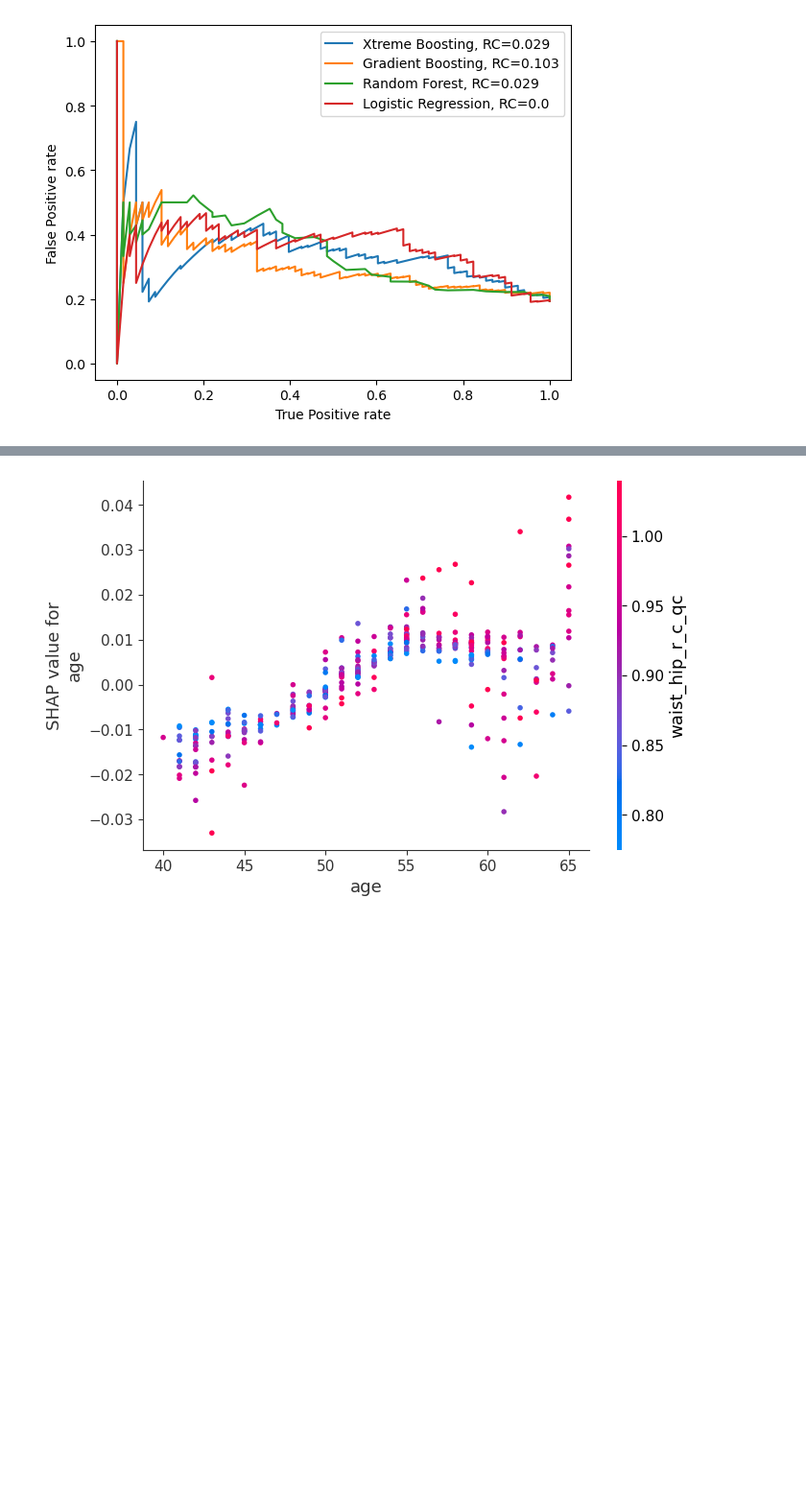
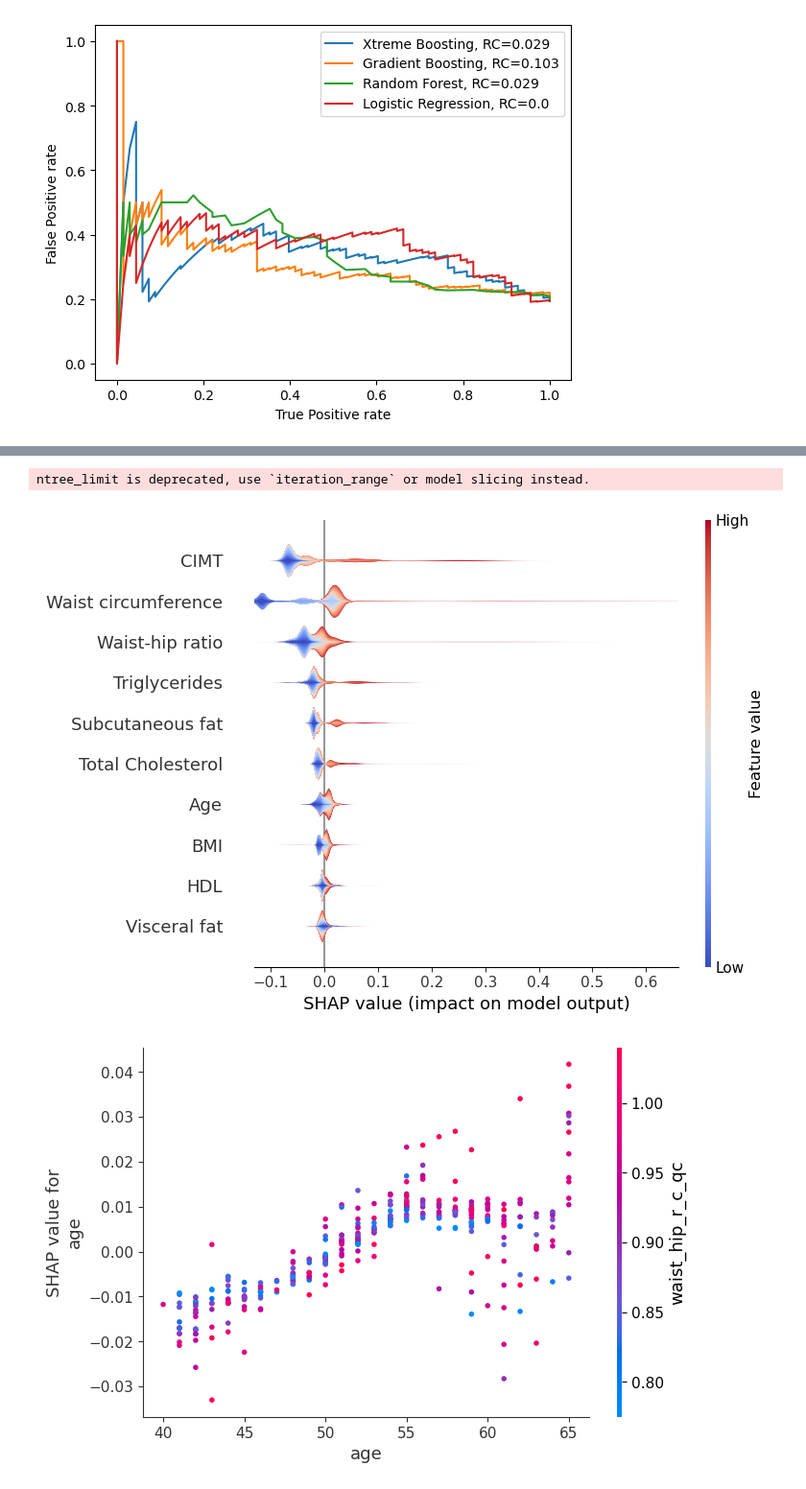
Before and after one commit to kayvinsoo7/AWI_GEN_PROJECT, a Jupyter notebook: Business/MM_Indababx.ipynb, the cells around one changed output, grey strips where cells are left out. Shown at 96% size. Cells and saved outputs as stored; diff of their text form; code cells hidden in the pictures; blank space fills up the shorter version.

```diff
--- a/Business/MM_Indababx.ipynb
+++ b/Business/MM_Indababx.ipynb
@@ -496,3 +501,16 @@ shap.plots.beeswarm(shap_values, color=plt.get_cmap("coolwarm"), max_display=19)
+# %%
+shap_values2 = shap.TreeExplainer(model).shap_values(X_test)
+# %% [output]
+ntree_limit is deprecated, use `iteration_range` or model slicing instead.
+# %%
+shap.summary_plot(shap_values[:,:], X_test.iloc[:,:], feature_names = ['BMI', 'Age', 'CIMT', 'Total Cholesterol', 'HDL',
+       'Triglycerides', 'Waist-hip ratio', 'Waist circumference',
+       'Visceral fat', 'Subcutaneous fat', 'Sex', 'HIV status',
+       'Education level', 'Partnership status',
+       'SES Quintile', 'Occupation', 'MVPA status',
+       'Alcohol use status', 'Smoking status'], plot_type = 'layered_violin', color='coolwarm', max_display=10)
+# %% [output]
+[figure, added]
 # %%
 shap.dependence_plot("age", shap_values.values, X_test, color=plt.get_cmap("coolwarm"))
 # %% [output]
```
Also changed, not shown: parts of 6 cells of this notebook.
